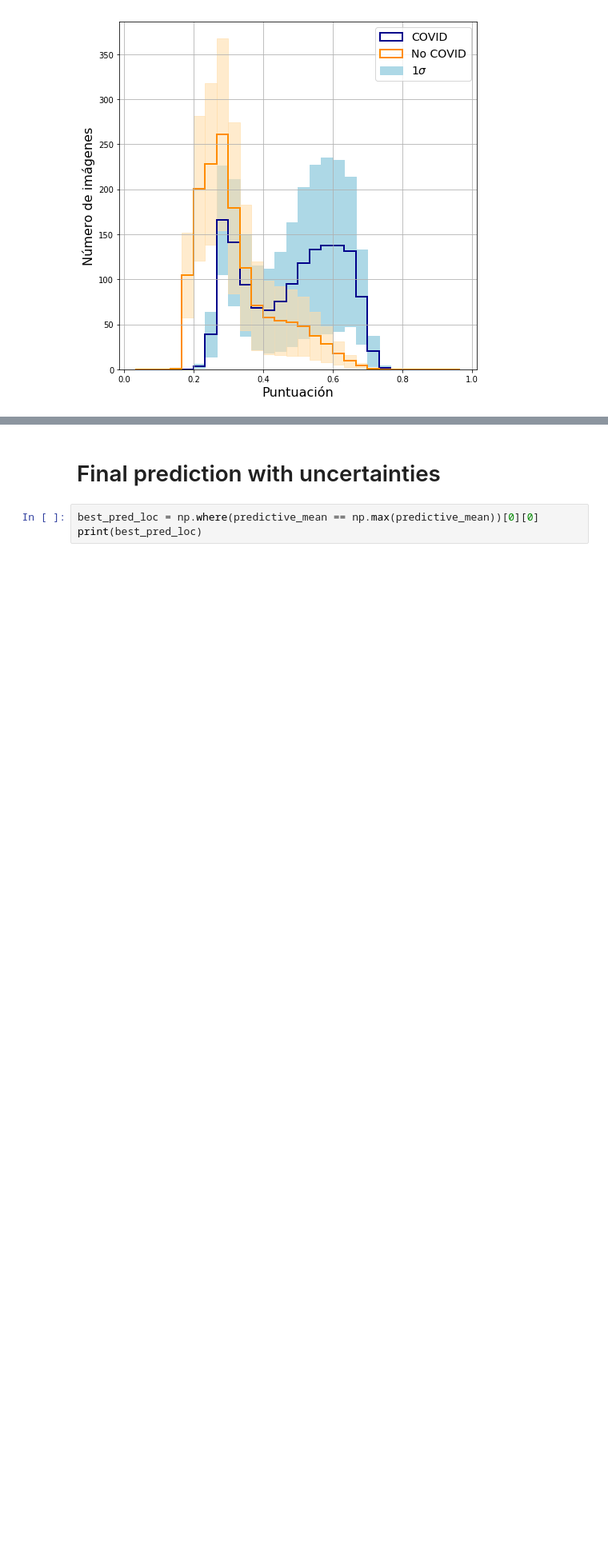
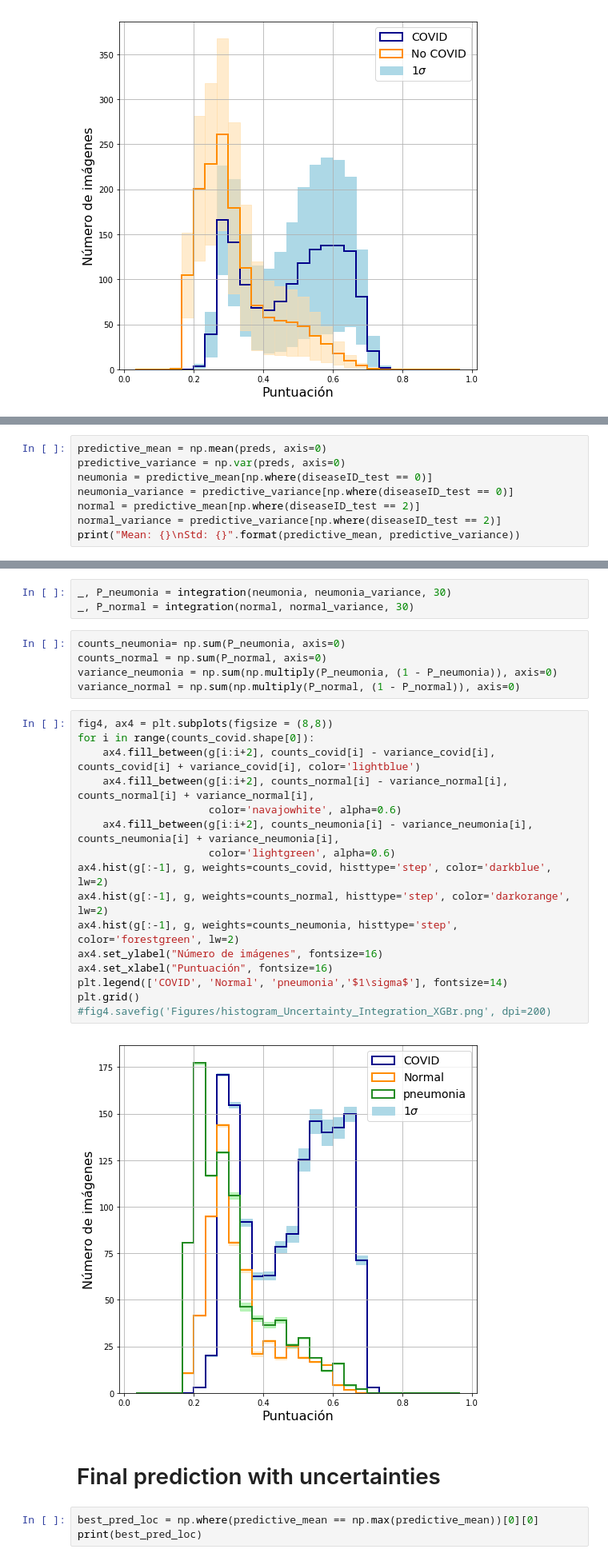
Before and after one commit to TsspGit/CodVid19_CIEMAT, a Jupyter notebook: Uncertainty_XGBoost_Analysis.ipynb, the cells around one changed output, grey strips where cells are left out. Shown: that part at 80% size. Cells and saved outputs as stored; diff of their text form; blank space fills up the shorter version.

```diff
--- a/Uncertainty_XGBoost_Analysis.ipynb
+++ b/Uncertainty_XGBoost_Analysis.ipynb
@@ -190,0 +193,8 @@ fig4.savefig('Figures/histogram_Uncertainty_Integration_XGBr.png', dpi=200)
+# %%
+predictive_mean = np.mean(preds, axis=0)
+predictive_variance = np.var(preds, axis=0)
+neumonia = predictive_mean[np.where(diseaseID_test == 0)]
+neumonia_variance = predictive_variance[np.where(diseaseID_test == 0)]
+normal = predictive_mean[np.where(diseaseID_test == 2)]
+normal_variance = predictive_variance[np.where(diseaseID_test == 2)]
+print("Mean: {}\nStd: {}".format(predictive_mean, predictive_variance))
@@ -191,3 +204,29 @@ fig4.savefig('Figures/histogram_Uncertainty_Integration_XGBr.png', dpi=200)
+# %%
+_, P_neumonia = integration(neumonia, neumonia_variance, 30)
+_, P_normal = integration(normal, normal_variance, 30)
+# %%
+counts_neumonia= np.sum(P_neumonia, axis=0)
+counts_normal = np.sum(P_normal, axis=0)
+variance_neumonia = np.sum(np.multiply(P_neumonia, (1 - P_neumonia)), axis=0)
+variance_normal = np.sum(np.multiply(P_normal, (1 - P_normal)), axis=0)
+# %%
+fig4, ax4 = plt.subplots(figsize = (8,8))
+for i in range(counts_covid.shape[0]):
+    ax4.fill_between(g[i:i+2], counts_covid[i] - variance_covid[i], counts_covid[i] + variance_covid[i], color='lightblue')
+    ax4.fill_between(g[i:i+2], counts_normal[i] - variance_normal[i], counts_normal[i] + variance_normal[i],
+                     color='navajowhite', alpha=0.6)
+    ax4.fill_between(g[i:i+2], counts_neumonia[i] - variance_neumonia[i], counts_neumonia[i] + variance_neumonia[i],
+                     color='lightgreen', alpha=0.6)
+ax4.hist(g[:-1], g, weights=counts_covid, histtype='step', color='darkblue', lw=2)
+ax4.hist(g[:-1], g, weights=counts_normal, histtype='step', color='darkorange', lw=2)
+ax4.hist(g[:-1], g, weights=counts_neumonia, histtype='step', color='forestgreen', lw=2)
+ax4.set_ylabel("Número de imágenes", fontsize=16)
+ax4.set_xlabel("Puntuación", fontsize=16)
+plt.legend(['COVID', 'Normal', 'pneumonia','$1\sigma$'], fontsize=14)
+plt.grid()
+#fig4.savefig('Figures/histogram_Uncertainty_Integration_XGBr.png', dpi=200)
+# %% [output]
+[figure, added]
 # %% [markdown]
 # Final prediction with uncertainties
 # %%
```
Also changed, not shown: parts of 5 cells of this notebook, 5 other files.
